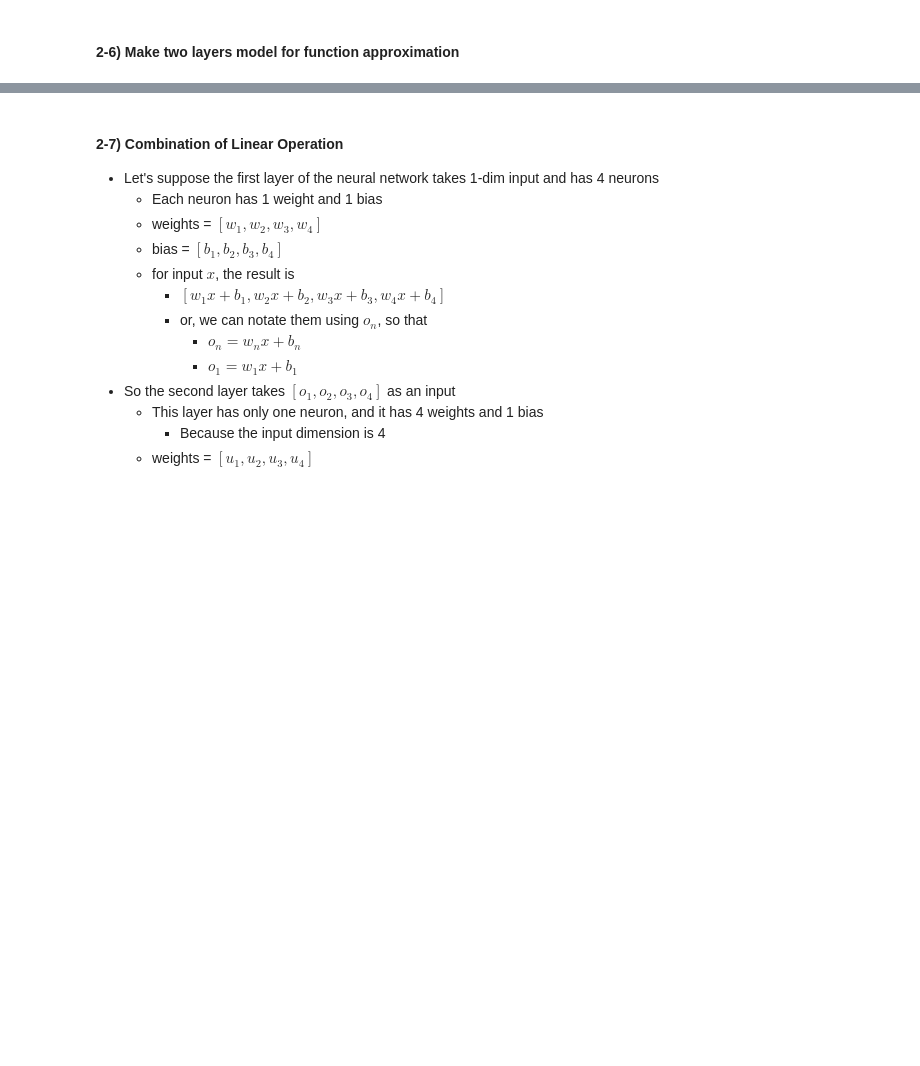
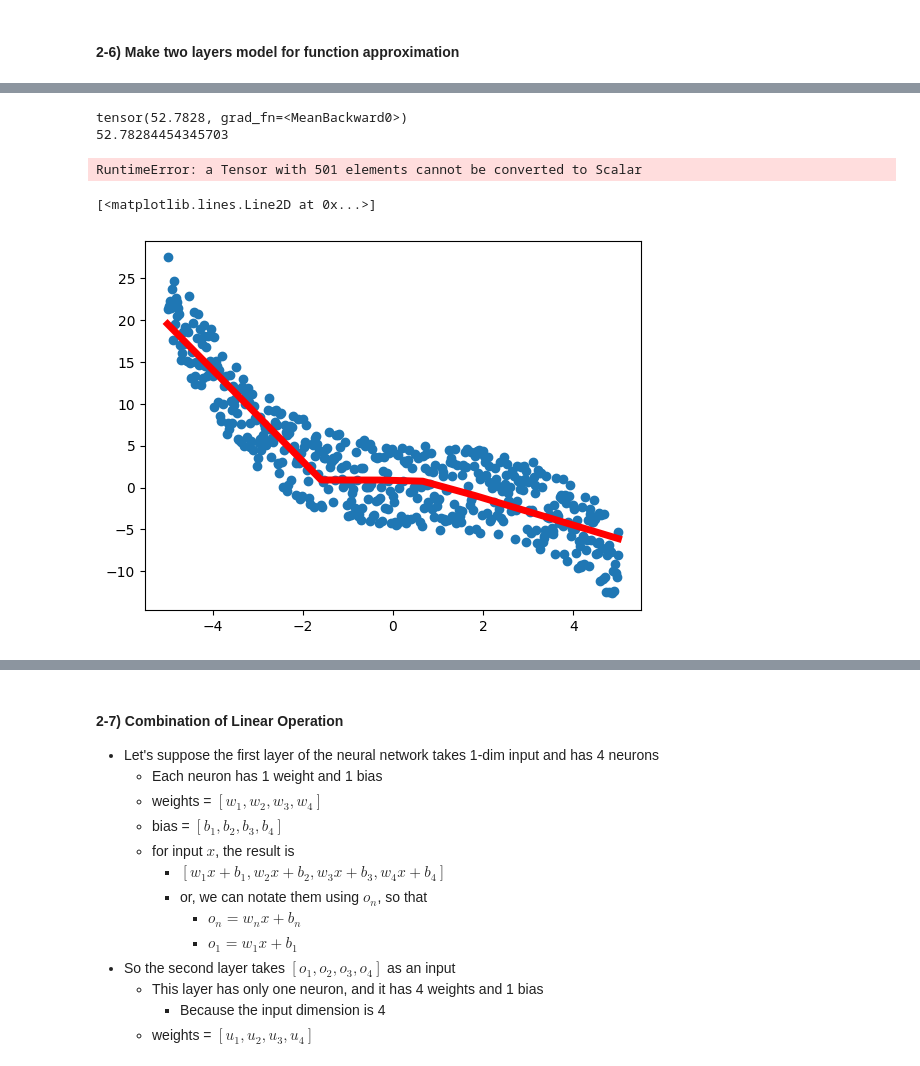
Before and after one commit to jdasam/mas1004, a Jupyter notebook: live_coding/2_function_approximation.ipynb, the cells around one changed output, grey strips where cells are left out. Saved outputs shown, nothing was run; the diff lists cells and outputs as text; code cells hidden in the pictures; blank space fills up the shorter version.

Commit message:
after the recording

```diff
--- a/live_coding/2_function_approximation.ipynb
+++ b/live_coding/2_function_approximation.ipynb
@@ -666,0 +717,17 @@ any([True, True, False]), all([True, True, False])
+# %%
+class MyModel(nn.Module): # nn.Module is a building block for neural network
+  def __init__(self, in_dim, out_dim, hidden_dim):
+    super().__init__() # run the __init__ method of its super class, which is nn.Module
+    self.layer1 = nn.Linear(in_dim, hidden_dim)
+    self.relu = nn.ReLU()
+    self.layer2 = nn.Linear(hidden_dim, out_dim)
+
+  def forward(self, x): # forward path of neural network. this is called in __call__
+    x = self.layer1(x)
+    # x = self.relu(x)
+    x = x.relu() # Tensor has method .relu()
+    x = self.layer2(x)
+    return x
+
+model = MyModel(1, 1, 5)
+model(xs_tensor).shape
@@ -666,0 +775,45 @@ any([True, True, False]), all([True, True, False])
+# %%
+# atensor.item() returns only the value of tensor
+print(loss)
+print(loss.item())
+print(xs_tensor.item()) # .item() only works for a tensor with single element
+# %% [output]
+tensor(52.7828, grad_fn=<MeanBackward0>)
+52.78284454345703
+RuntimeError: a Tensor with 501 elements cannot be converted to Scalar
+# %%
+from IPython import display
+
+model = MyModel(1, 1, 4)
+optimizer = torch.optim.SGD(model.parameters(), lr=1e-3)
+
+num_iteration = 4000
+loss_record = []
+
+for iter in range(num_iteration):
+  model_pred = model(xs_tensor)
+  # calculate loss: compare the output and the desired answer
+  loss = (model_pred - ys_tensor) ** 2
+  # in loss calculation, we usually care about mean loss value
+  loss = loss.mean()
+  # calculate gradient
+  loss.backward() # backpropagate the gradient, from loss to the input
+  # update the parameters
+  optimizer.step()
+  # reset the gradient
+  optimizer.zero_grad() # this reset gradient of every parameters in the optimizer to zero
+
+  loss_record.append(loss.item()) # atensor.item() returns only the value of tensor
+
+  # plt.scatter(xs, ys)
+  # plt.plot(xs, model_pred.squeeze().detach(), color='r')
+  # display.clear_output(wait=True)
+  # display.display(plt.gcf())
+  # plt.close()
+plt.scatter(xs, ys)
+plt.plot(xs, model_pred.squeeze().detach(), color='r', linewidth=5)
+
+# plt.plot(loss_record)
+# %% [output]
+[<matplotlib.lines.Line2D at 0x...>]
+[figure, added]
```
Also changed, not shown: parts of 9 cells of this notebook.
